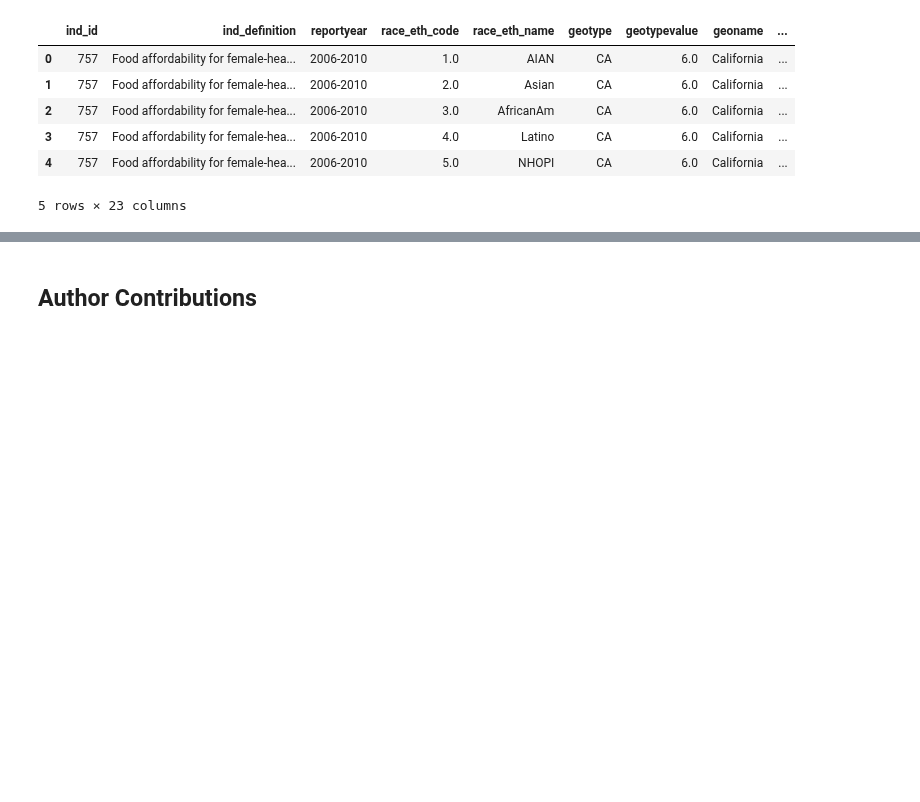
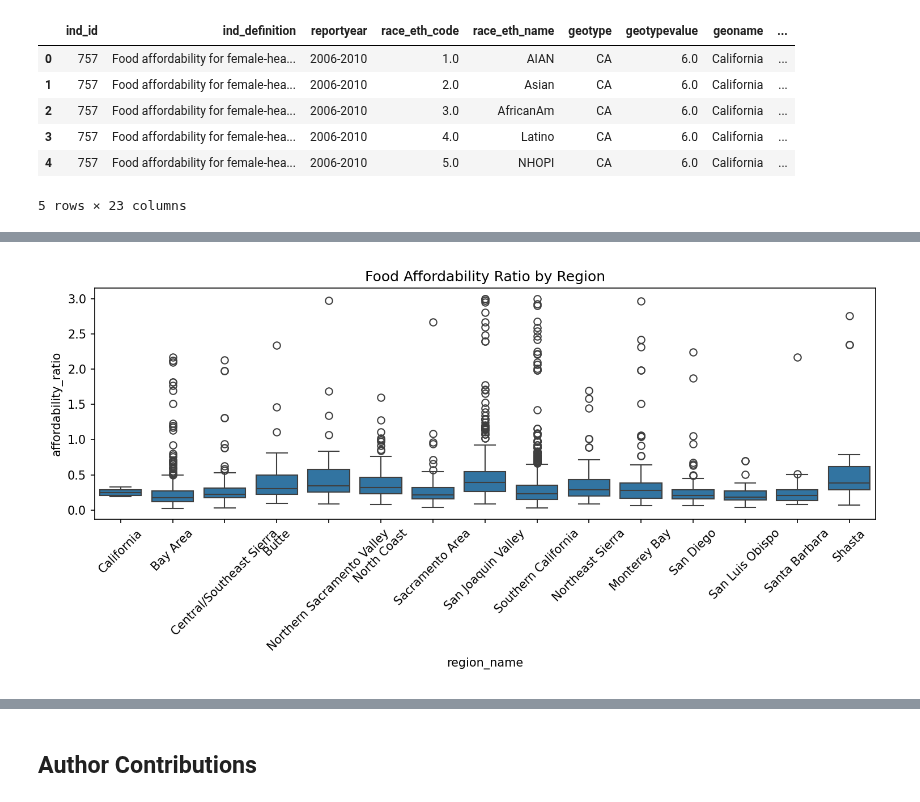
Before and after one commit to UCB-stat-159-f25/final-group18, a Jupyter notebook: main.ipynb, the cells around one changed output, grey strips where cells are left out. Saved outputs shown, nothing was run; the diff lists cells and outputs as text; code cells hidden in the pictures; blank space fills up the shorter version.

```diff
--- a/main.ipynb
+++ b/main.ipynb
@@ -28,0 +115,4 @@ data.head(5)
+# %%
+display(Image(filename='figures/rq2_boxplot.png'))
+# %% [output]
+[figure, added]
```
Also changed, not shown: parts of 20 cells of this notebook, 9 other files.
